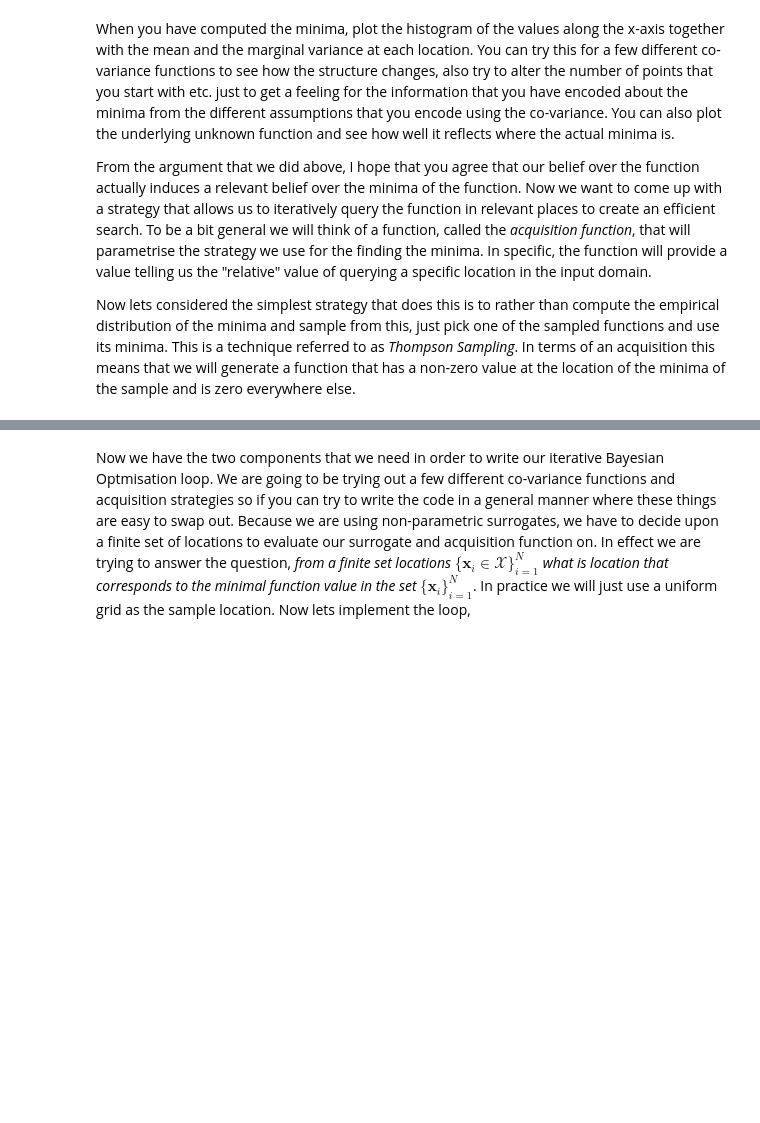
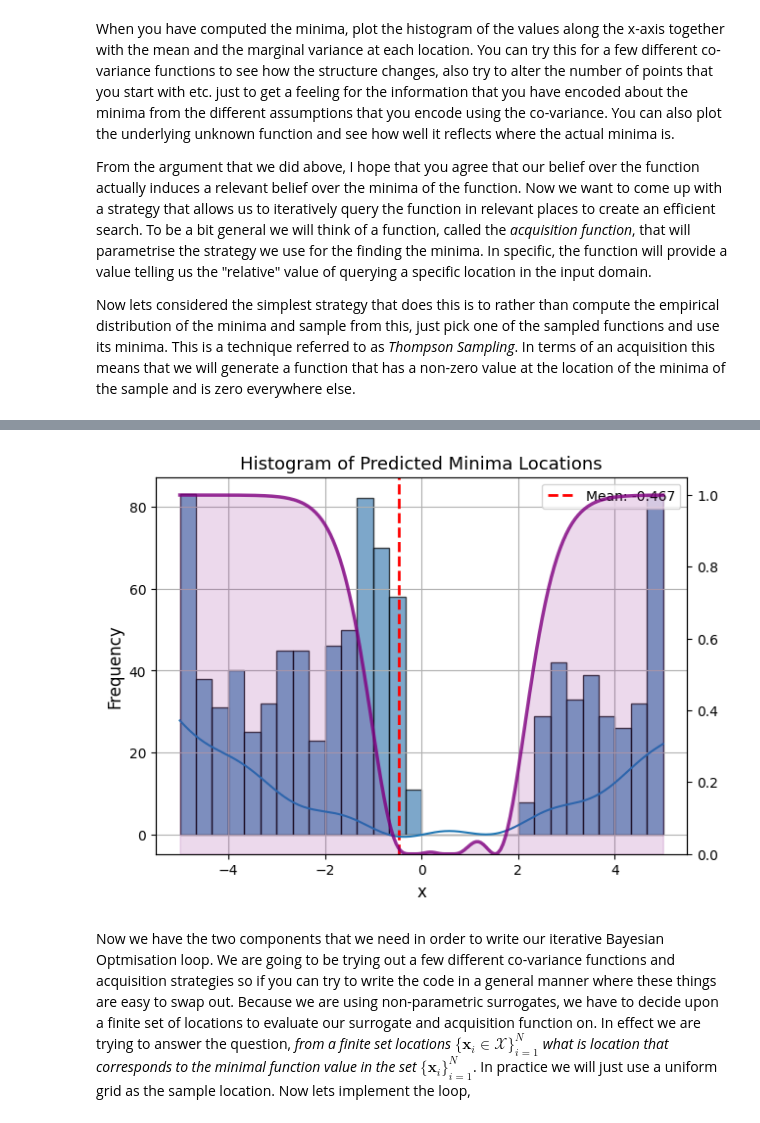
Before and after one commit to Tzu-Liang/Machine-Learning-and-the-Physical-World, a Jupyter notebook: bayesopt-notebook.ipynb, the cells around one changed output, grey strips where cells are left out. Drawn from its saved outputs; the diff is of its cells as text; code cells hidden in the pictures; blank space fills up the shorter version.

```diff
--- a/bayesopt-notebook.ipynb
+++ b/bayesopt-notebook.ipynb
@@ -164,3 +219,31 @@ Now lets considered the simplest strategy that does this is to rather than compu
+# %%
+fig = plt.figure(figsize=(7, 5))
+ax = fig.add_subplot(111)
+
+# Histogram of predicted minima
+ax.hist(x_min, bins=30, edgecolor='black', alpha=0.7, color='steelblue')
+ax.axvline(x_min.mean(), color='red', linestyle='--', linewidth=2, label=f'Mean: {x_min.mean():.3f}')
+
+
+# True function
+y_star = f(x_star)
+ax.plot(x_star, y_star)
+# Marginal variance
+ax_twin = ax.twinx()  # Create right axis for variance
+marginal_var = np.diag(varSigma)
+ax_twin.plot(x_star, marginal_var, 'purple', linewidth=2.5, label='Marginal Variance', alpha=0.8)
+ax_twin.fill_between(x_star.flatten(), 0, marginal_var.flatten(), alpha=0.15, color='purple')
+ax_twin.set_ylim(bottom=0)  # Start right y-axis from 0
+
+ax.set_xlabel('x', fontsize=12)
+ax.set_ylabel('Frequency', fontsize=12)
+ax.set_title('Histogram of Predicted Minima Locations', fontsize=13)
+ax.legend()
+ax.grid()
+
+plt.show()
+# %% [output]
+[figure, added]
 # %%
 def thompson_sampling(f_star, mu, varSigma):
     f = np.random.multivariate_normal(mu.flatten(), varSigma, 1)
```
Also changed, not shown: parts of 3 cells of this notebook.
